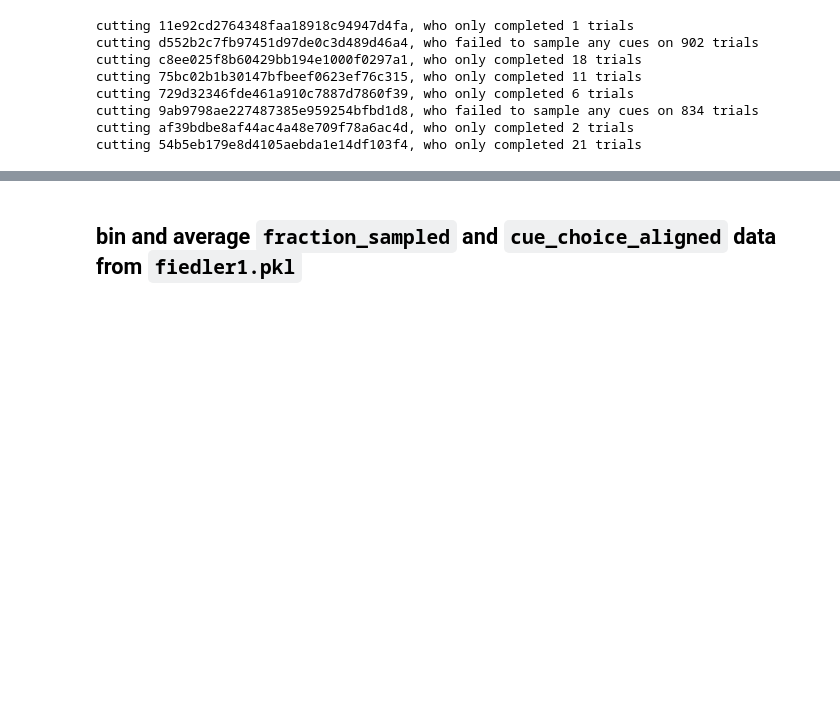
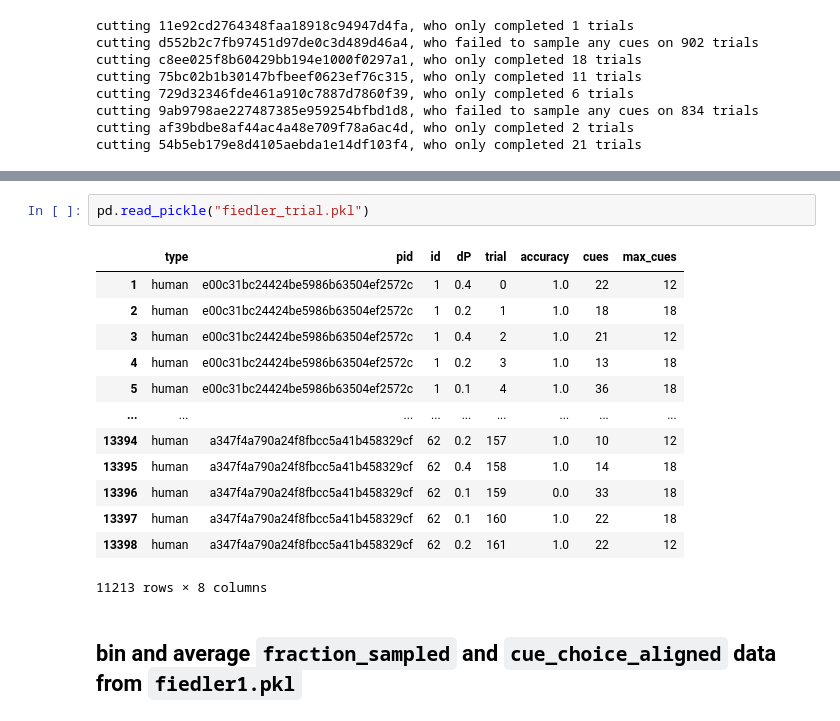
Before and after one commit to psipeter/speed-accuracy-tradeoff, a Jupyter notebook: data/format_fiedler_data.ipynb, the cells around one changed output, grey strips where cells are left out. Drawn from its saved outputs; the diff is of its cells as text; blank space fills up the shorter version.

````diff
--- a/data/format_fiedler_data.ipynb
+++ b/data/format_fiedler_data.ipynb
@@ -129,3 +149,19 @@ cutting 54b5eb179e8d4105aebda1e14df103f4, who only completed 21 trials
+# %%
+pd.read_pickle("fiedler_trial.pkl")
+# %% [output]
+|  | type | pid | id | dP | trial | accuracy | cues | max_cues |
+| 1 | human | e00c31bc24424be5986b63504ef2572c | 1 | 0.4 | 0 | 1.0 | 22 | 12 |
+| 2 | human | e00c31bc24424be5986b63504ef2572c | 1 | 0.2 | 1 | 1.0 | 18 | 18 |
+| 3 | human | e00c31bc24424be5986b63504ef2572c | 1 | 0.4 | 2 | 1.0 | 21 | 12 |
+| 4 | human | e00c31bc24424be5986b63504ef2572c | 1 | 0.2 | 3 | 1.0 | 13 | 18 |
+| 5 | human | e00c31bc24424be5986b63504ef2572c | 1 | 0.1 | 4 | 1.0 | 36 | 18 |
+| ... | ... | ... | ... | ... | ... | ... | ... | ... |
+| 13394 | human | a347f4a790a24f8fbcc5a41b458329cf | 62 | 0.2 | 157 | 1.0 | 10 | 12 |
+| 13395 | human | a347f4a790a24f8fbcc5a41b458329cf | 62 | 0.4 | 158 | 1.0 | 14 | 18 |
+| 13396 | human | a347f4a790a24f8fbcc5a41b458329cf | 62 | 0.1 | 159 | 0.0 | 33 | 18 |
+| 13397 | human | a347f4a790a24f8fbcc5a41b458329cf | 62 | 0.1 | 160 | 1.0 | 22 | 18 |
+| 13398 | human | a347f4a790a24f8fbcc5a41b458329cf | 62 | 0.2 | 161 | 1.0 | 22 | 12 |
+11213 rows × 8 columns
 # %% [markdown]
 ## bin and average ```fraction_sampled``` and ```cue_choice_aligned``` data from ```fiedler1.pkl```
 # %%
````
Also changed, not shown: parts of 1 cell of this notebook, 5 other files.
